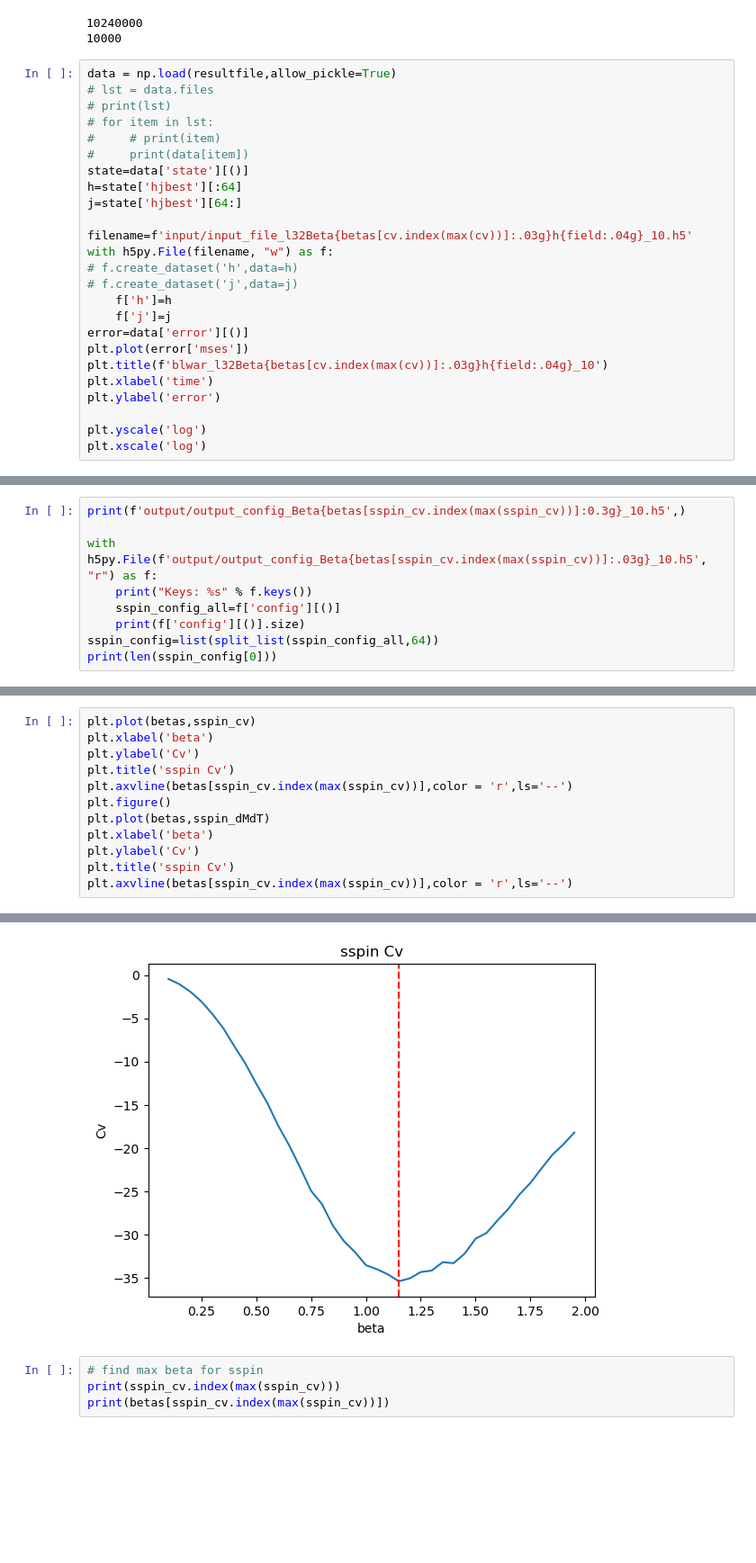
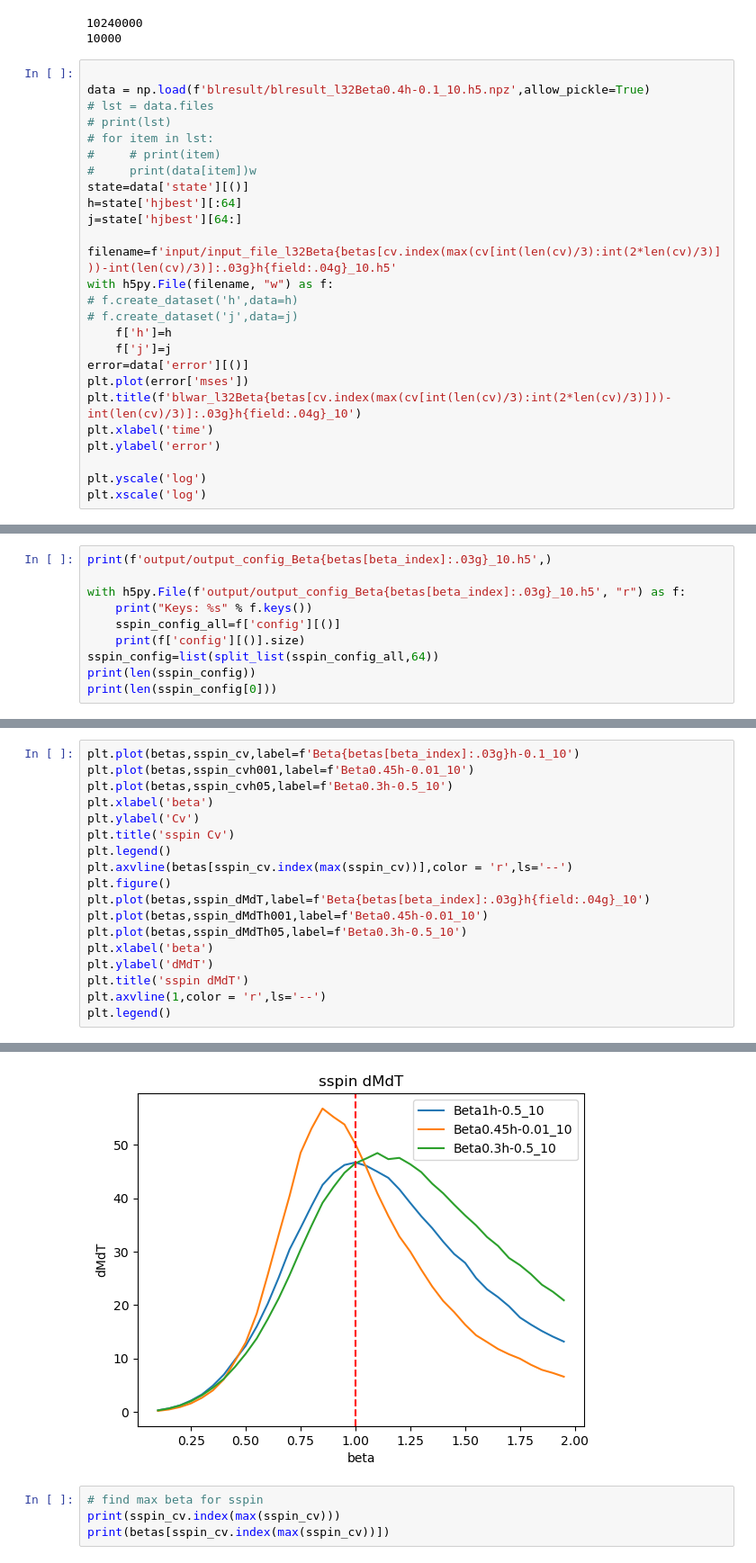
Before and after one commit to chnchg/sglass, a Jupyter notebook: src/Distance_correlation.ipynb, the cells around one changed output, grey strips where cells are left out. Shown at 90% size. Cells and saved outputs as stored; diff of their text form; blank space fills up the shorter version.

```diff
--- a/src/Distance_correlation.ipynb
+++ b/src/Distance_correlation.ipynb
@@ -308,17 +494,18 @@ print(len(ising_config))
 10240000
 10000
 # %%
-data = np.load(resultfile,allow_pickle=True)
+
+data = np.load(f'blresult/blresult_l32Beta0.4h-0.1_10.h5.npz',allow_pickle=True)
 # lst = data.files
 # print(lst)
 # for item in lst:
 #     # print(item)
-#     print(data[item])
+#     print(data[item])w
 state=data['state'][()]
 h=state['hjbest'][:64]
 j=state['hjbest'][64:]
 
-filename=f'input/input_file_l32Beta{betas[cv.index(max(cv))]:.03g}h{field:.04g}_10.h5'
+filename=f'input/input_file_l32Beta{betas[cv.index(max(cv[int(len(cv)/3):int(2*len(cv)/3)]))-int(len(cv)/3)]:.03g}h{field:.04g}_10.h5'
 with h5py.File(filename, "w") as f:
 # f.create_dataset('h',data=h)
 # f.create_dataset('j',data=j)
@@ -326,7 +513,7 @@ with h5py.File(filename, "w") as f:
     f['j']=j
 error=data['error'][()]
 plt.plot(error['mses'])
-plt.title(f'blwar_l32Beta{betas[cv.index(max(cv))]:.03g}h{field:.04g}_10')
+plt.title(f'blwar_l32Beta{betas[cv.index(max(cv[int(len(cv)/3):int(2*len(cv)/3)]))-int(len(cv)/3)]:.03g}h{field:.04g}_10')
 plt.xlabel('time')
 plt.ylabel('error')
 
@@ -336,0 +625,10 @@ plt.xscale('log')
+# %%
+print(f'output/output_config_Beta{betas[beta_index]:.03g}_10.h5',)
+
+with h5py.File(f'output/output_config_Beta{betas[beta_index]:.03g}_10.h5', "r") as f:
+    print("Keys: %s" % f.keys())
+    sspin_config_all=f['config'][()]
+    print(f['config'][()].size)
+sspin_config=list(split_list(sspin_config_all,64))
+print(len(sspin_config))
+print(len(sspin_config[0]))
@@ -437,9 +901,0 @@ for beta in betas:
-# %%
-print(f'output/output_config_Beta{betas[sspin_cv.index(max(sspin_cv))]:0.3g}_10.h5',)
-
-with h5py.File(f'output/output_config_Beta{betas[sspin_cv.index(max(sspin_cv))]:.03g}_10.h5', "r") as f:
-    print("Keys: %s" % f.keys())
-    sspin_config_all=f['config'][()]
-    print(f['config'][()].size)
-sspin_config=list(split_list(sspin_config_all,64))
-print(len(sspin_config[0]))
@@ -541,13 +902,19 @@ print(chosen_indice_10.index(draw3_list[0][0]))
 # %%
-plt.plot(betas,sspin_cv)
+plt.plot(betas,sspin_cv,label=f'Beta{betas[beta_index]:.03g}h-0.1_10')
+plt.plot(betas,sspin_cvh001,label=f'Beta0.45h-0.01_10')
+plt.plot(betas,sspin_cvh05,label=f'Beta0.3h-0.5_10')
 plt.xlabel('beta')
 plt.ylabel('Cv')
 plt.title('sspin Cv')
+plt.legend()
 plt.axvline(betas[sspin_cv.index(max(sspin_cv))],color = 'r',ls='--')
 plt.figure()
-plt.plot(betas,sspin_dMdT)
+plt.plot(betas,sspin_dMdT,label=f'Beta{betas[beta_index]:.03g}h{field:.04g}_10')
+plt.plot(betas,sspin_dMdTh001,label=f'Beta0.45h-0.01_10')
+plt.plot(betas,sspin_dMdTh05,label=f'Beta0.3h-0.5_10')
 plt.xlabel('beta')
-plt.ylabel('Cv')
-plt.title('sspin Cv')
-plt.axvline(betas[sspin_cv.index(max(sspin_cv))],color = 'r',ls='--')
+plt.ylabel('dMdT')
+plt.title('sspin dMdT')
+plt.axvline(1,color = 'r',ls='--')
+plt.legend()
 # %% [output]
@@ -556,4 +923,4 @@ plt.axvline(betas[sspin_cv.index(max(sspin_cv))],color = 'r',ls='--')
-[figure, old version]
+[figure, new version]
 # %%
 # find max beta for sspin
 print(sspin_cv.index(max(sspin_cv)))
```
Also changed, not shown: parts of 50 cells of this notebook, 4 other files.
